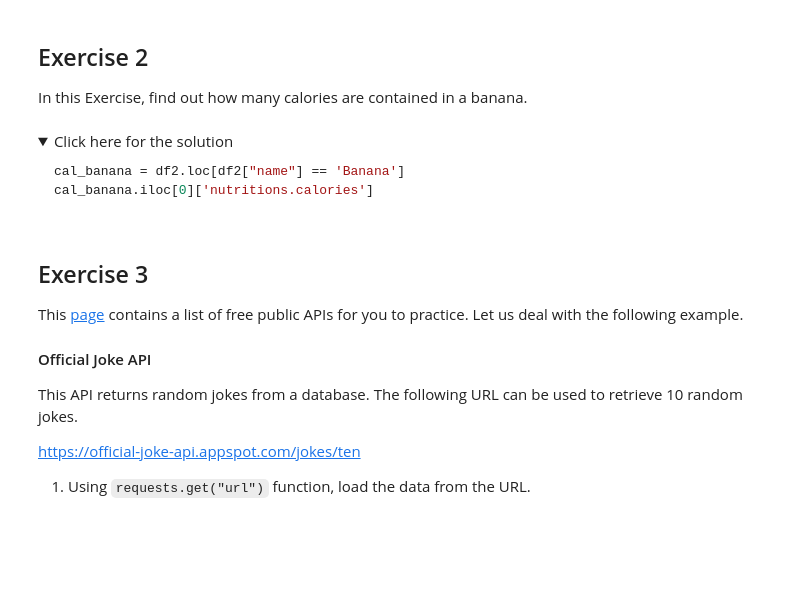
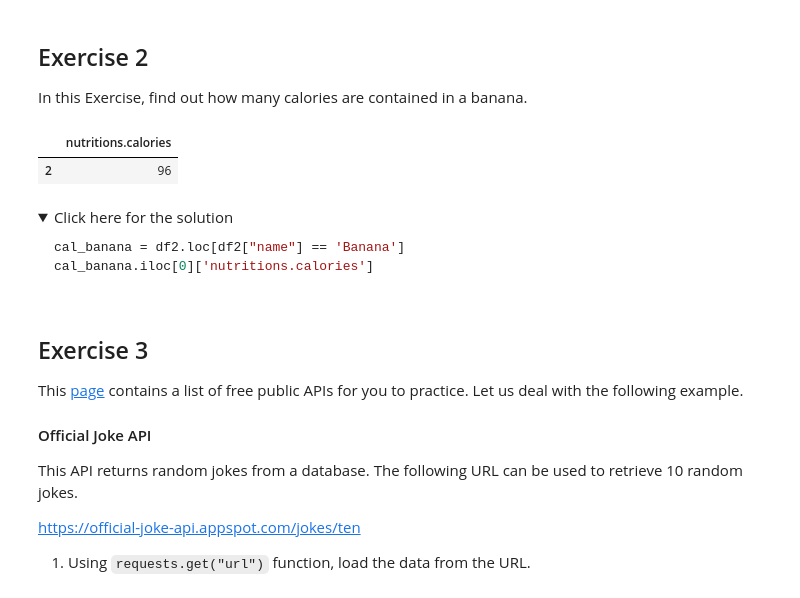
Before and after one commit to tranttha/IBM-DS-Course, a Jupyter notebook: Course 4 Python for DS, AI and developement/Module 5 APIs /5.2_API_2.v2.ipynb, the cells around one changed output. Saved outputs shown, nothing was run; the diff lists cells and outputs as text; code cells hidden in the pictures; folded sections open; blank space fills up the shorter version.

```diff
--- a/Course 4 Python for DS, AI and developement/Module 5 APIs /5.2_API_2.v2.ipynb
+++ b/Course 4 Python for DS, AI and developement/Module 5 APIs /5.2_API_2.v2.ipynb
@@ -169,6 +234,11 @@ cherry = df2.loc[df2["name"] == 'Cherry']
 In this Exercise, find out how many calories are contained in a banana.
 # %%
 # Write your code here
+banana_info = df2.loc[df2["name"] == "Banana"]
+banana_info[["nutritions.calories"]]
+# %% [output]
+|  | nutritions.calories |
+| 2 | 96 |
 # %% [markdown]
 <details><summary>Click here for the solution</summary>
 
```
Also changed, not shown: parts of 13 cells of this notebook.
